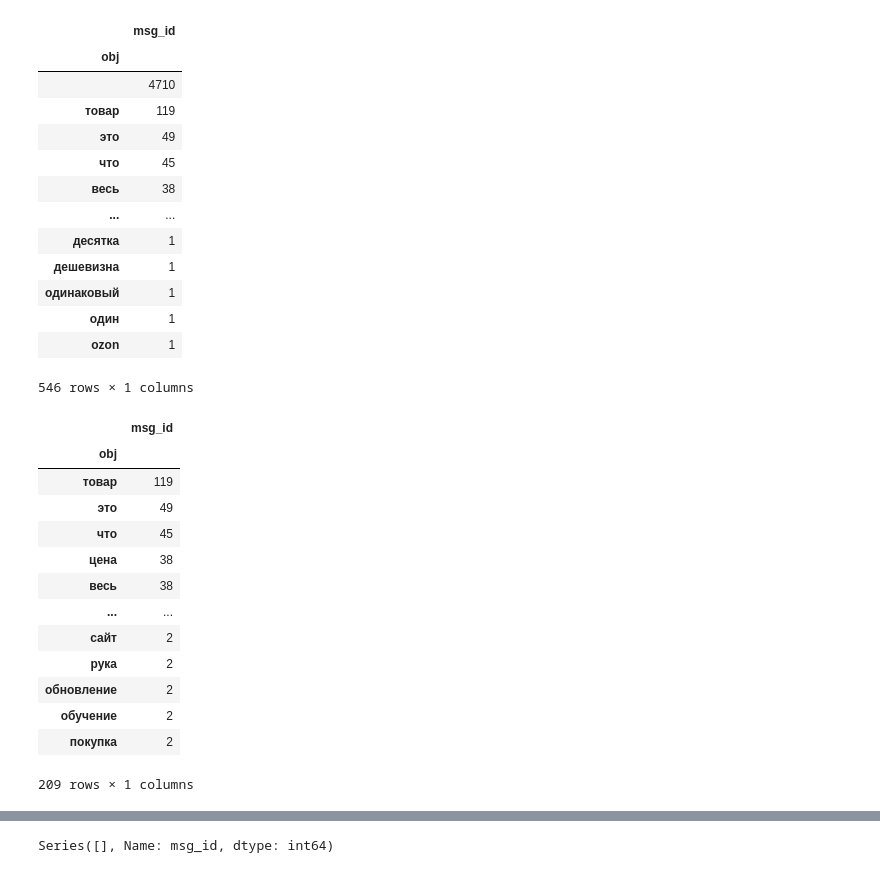
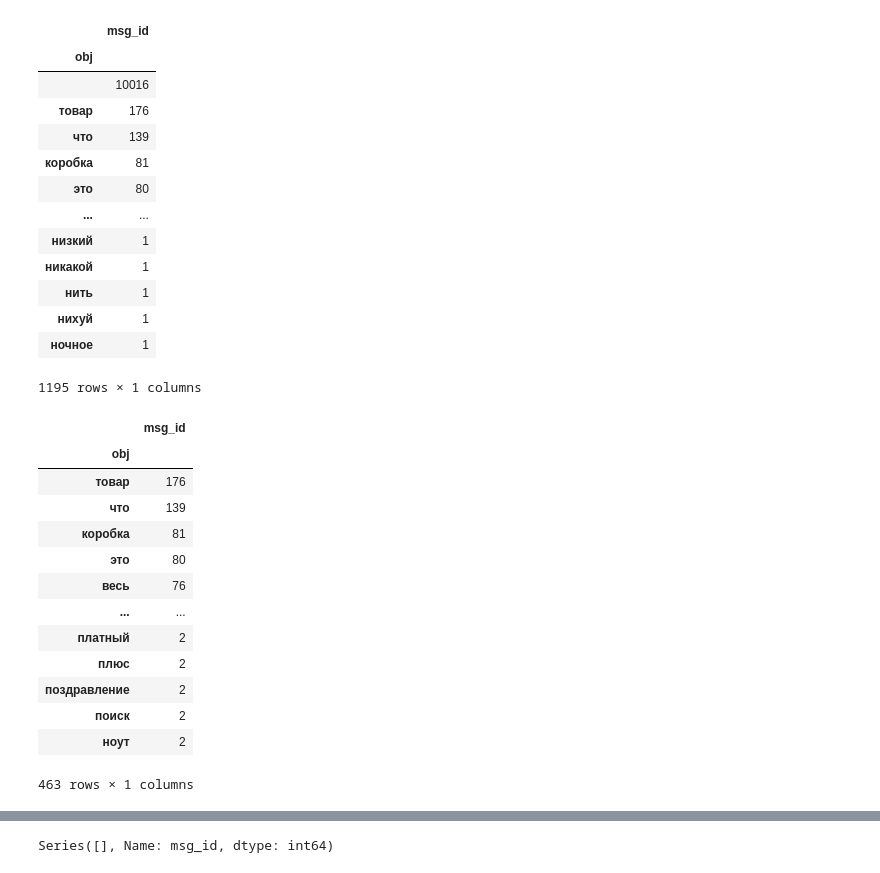
Before and after one commit to mkoninin/tg-json-analysis, a Jupyter notebook: 100 - парсер предложений.ipynb, the cells around one changed output, grey strips where cells are left out. Drawn from its saved outputs; the diff is of its cells as text; code cells hidden in the pictures.

```diff
--- a/100 - парсер предложений.ipynb
+++ b/100 - парсер предложений.ipynb
@@ -5,6 +5,6 @@ import os
 import emoji
 import pandas as pd
 
-paths = ['C:/Users/mk/Downloads/Telegram Desktop/ChatExport_2023-12-23 (1)']
+paths = ['C:/Users/mk/Downloads/Telegram Desktop/ChatExport_2024-04-20 (2)']
 
 filename = os.path.join('data', paths[0], 'result.json')
@@ -188,45 +186,45 @@ df = df[df.index.isin(names.index)]
 df.loc[:,'msg_id'] = df['msg_id']/names
 # df.sort_values('msg_id', ascending=False).head(30)
 # %%
-param = 'nsubj'
+param = 'obj'
 
 
 df[[param, 'msg_id']].groupby(param).count().sort_values('msg_id', ascending=False)
 # %% [output]
 |  | msg_id |
 | obj |  |
-|  | 4710 |
-| товар | 119 |
-| это | 49 |
-| что | 45 |
-| весь | 38 |
+|  | 10016 |
+| товар | 176 |
+| что | 139 |
+| коробка | 81 |
+| это | 80 |
 | ... | ... |
-| десятка | 1 |
-| дешевизна | 1 |
-| одинаковый | 1 |
-| один | 1 |
-| ozon | 1 |
+| низкий | 1 |
+| никакой | 1 |
+| нить | 1 |
+| нихуй | 1 |
+| ночное | 1 |
-546 rows × 1 columns
+1195 rows × 1 columns
 # %%
 
-nsubjs = df[[param, 'msg_id']].groupby(param).count().query('msg_id < 400 & msg_id > 1').sort_values('msg_id', ascending=False)
+nsubjs = df[[param, 'msg_id']].groupby(param).count().query('msg_id < 300 & msg_id > 1').sort_values('msg_id', ascending=False)
 # .query('msg_id < 400 & msg_id > 3')
 nsubjs
 # %% [output]
 |  | msg_id |
 | obj |  |
-| товар | 119 |
-| это | 49 |
-| что | 45 |
-| цена | 38 |
-| весь | 38 |
+| товар | 176 |
+| что | 139 |
+| коробка | 81 |
+| это | 80 |
+| весь | 76 |
 | ... | ... |
-| сайт | 2 |
-| рука | 2 |
-| обновление | 2 |
-| обучение | 2 |
-| покупка | 2 |
+| платный | 2 |
+| плюс | 2 |
+| поздравление | 2 |
+| поиск | 2 |
+| ноут | 2 |
-209 rows × 1 columns
+463 rows × 1 columns
 # %%
 df = df[df[param].isin(nsubjs.index)]
 df
```
Also changed, not shown: parts of 13 cells of this notebook.
